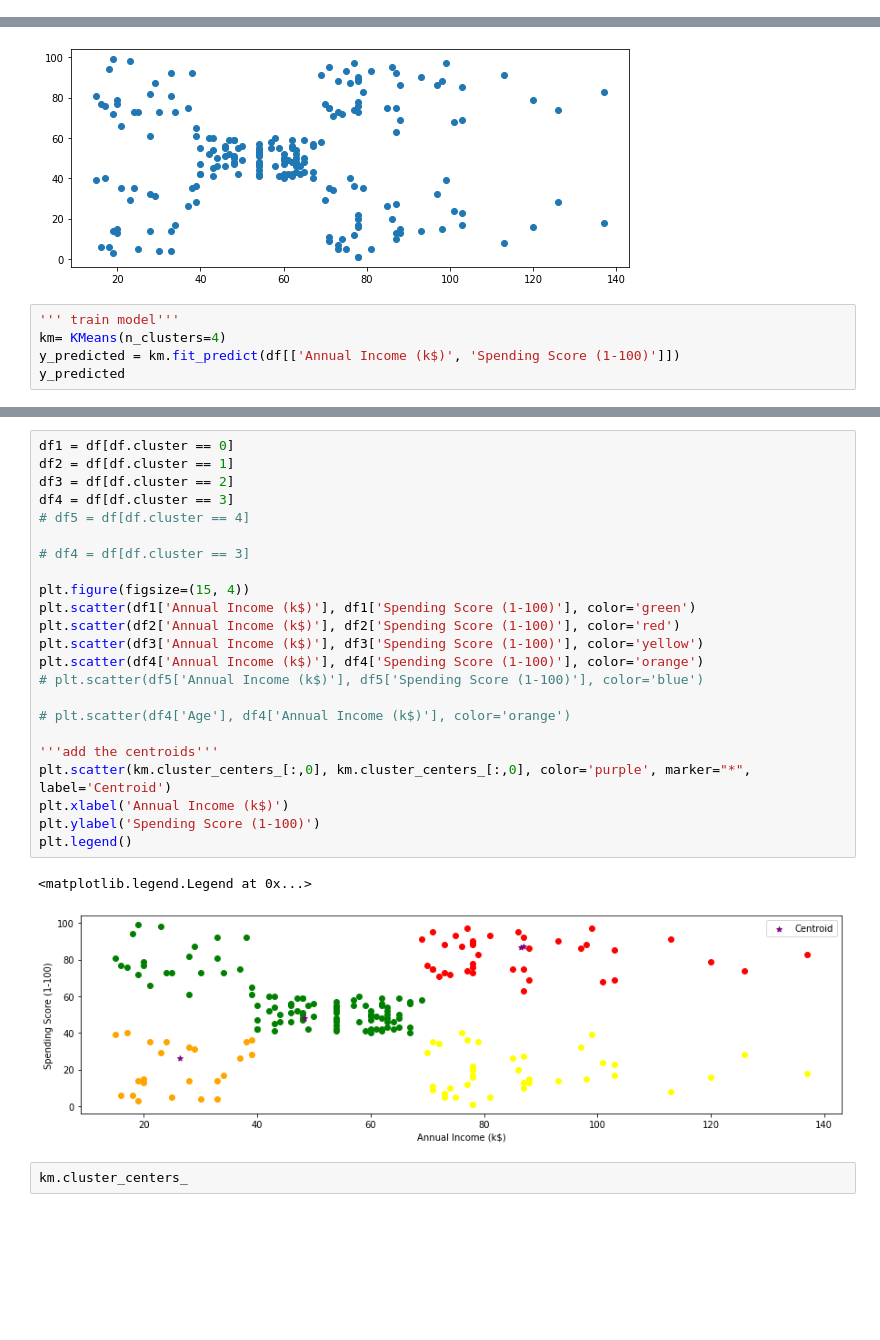
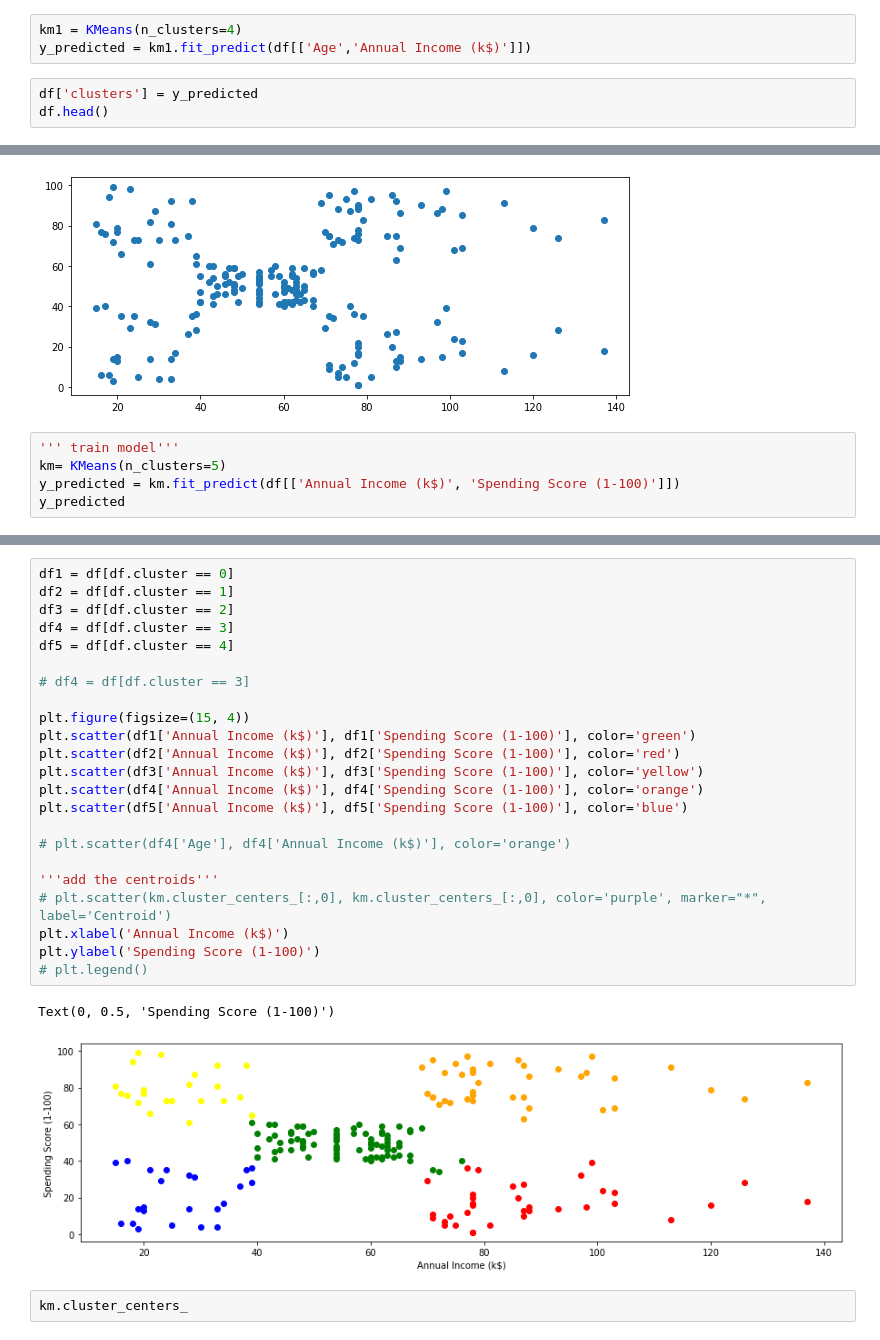
Before and after one commit to Yeghon/CCI508, a Jupyter notebook: k means clustering mall dataset.ipynb, the cells around one changed output, grey strips where cells are left out. Drawn from its saved outputs; the diff is of its cells as text; blank space fills up the shorter version.

```diff
--- a/k means clustering mall dataset.ipynb
+++ b/k means clustering mall dataset.ipynb
@@ -16,0 +36,6 @@ df.head()
+# %%
+km1 = KMeans(n_clusters=4)
+y_predicted = km1.fit_predict(df[['Age','Annual Income (k$)']])
+# %%
+df['clusters'] = y_predicted
+df.head()
@@ -53,7 +115,7 @@ plt.scatter(df['Annual Income (k$)'], df['Spending Score (1-100)'])
 [figure]
 # %%
 ''' train model'''
-km= KMeans(n_clusters=4)
+km= KMeans(n_clusters=5)
 y_predicted = km.fit_predict(df[['Annual Income (k$)', 'Spending Score (1-100)']])
 y_predicted
 # %% [output]
@@ -80,29 +142,29 @@ df.head()
 # %%
 df1 = df[df.cluster == 0]
 df2 = df[df.cluster == 1]
 df3 = df[df.cluster == 2]
 df4 = df[df.cluster == 3]
-# df5 = df[df.cluster == 4]
+df5 = df[df.cluster == 4]
 
 # df4 = df[df.cluster == 3]
 
 plt.figure(figsize=(15, 4))
 plt.scatter(df1['Annual Income (k$)'], df1['Spending Score (1-100)'], color='green')
 plt.scatter(df2['Annual Income (k$)'], df2['Spending Score (1-100)'], color='red')
 plt.scatter(df3['Annual Income (k$)'], df3['Spending Score (1-100)'], color='yellow')
 plt.scatter(df4['Annual Income (k$)'], df4['Spending Score (1-100)'], color='orange')
-# plt.scatter(df5['Annual Income (k$)'], df5['Spending Score (1-100)'], color='blue')
+plt.scatter(df5['Annual Income (k$)'], df5['Spending Score (1-100)'], color='blue')
 
 # plt.scatter(df4['Age'], df4['Annual Income (k$)'], color='orange')
 
 '''add the centroids'''
-plt.scatter(km.cluster_centers_[:,0], km.cluster_centers_[:,0], color='purple', marker="*", label='Centroid')
+# plt.scatter(km.cluster_centers_[:,0], km.cluster_centers_[:,0], color='purple', marker="*", label='Centroid')
 plt.xlabel('Annual Income (k$)')
 plt.ylabel('Spending Score (1-100)')
-plt.legend()
+# plt.legend()
 # %% [output]
-<matplotlib.legend.Legend at 0x...>
+Text(0, 0.5, 'Spending Score (1-100)')
-[figure, old version]
+[figure, new version]
 # %%
 km.cluster_centers_
 # %% [output]
```
Also changed, not shown: parts of 8 cells of this notebook, 9 other files.
